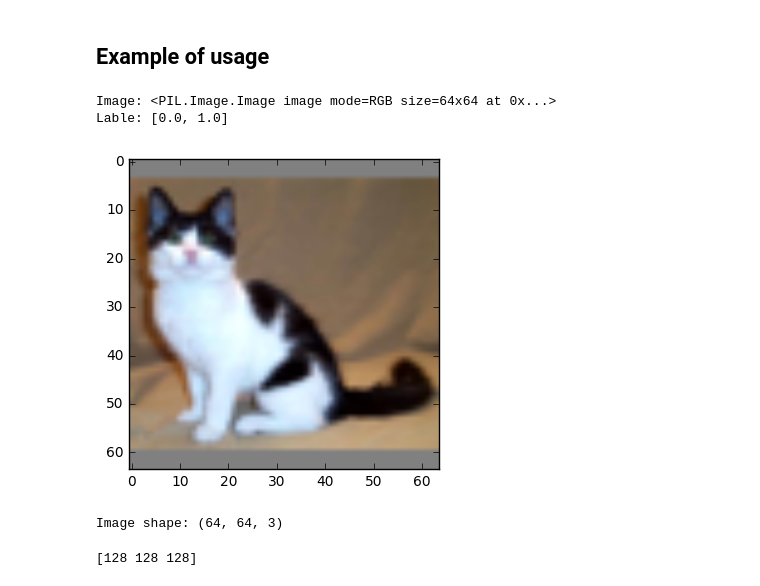
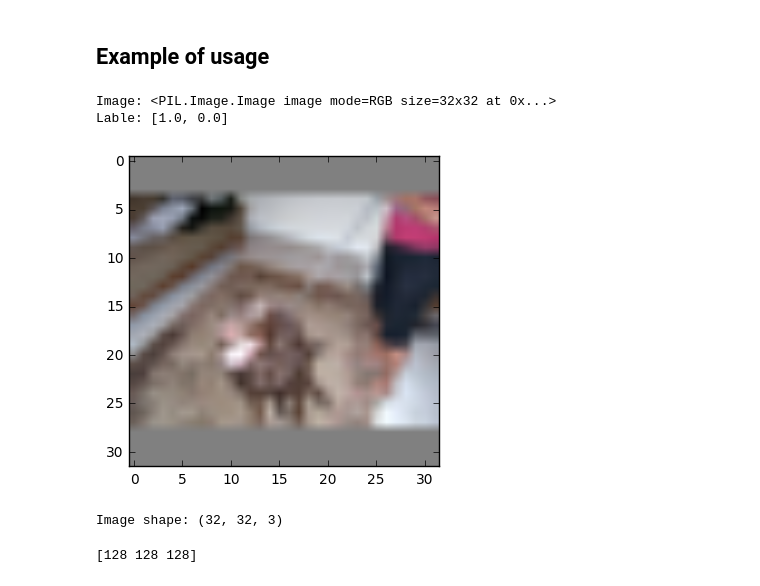
Before and after one commit to Weenkus/cats_vs_dogs_redux_kaggle, a Jupyter notebook: models/convnet.ipynb, the cells around one changed output. Cells and saved outputs as stored; diff of their text form; code cells hidden in the pictures.

```diff
--- a/models/convnet.ipynb
+++ b/models/convnet.ipynb
@@ -32,30 +32,30 @@ labels = [[1., 0.] if 'dog' in name else [0., 1.] for name in train_all] # label
 # %% [markdown]
 ## Example of usage
 # %%
-image_size = 64
+image_size = 32
 
 random_index = np.random.randint(0, len(train_all))
 image_path = train_all[random_index]
 image = Preprocessor.get_image(image_path)
 
 processed_image = Preprocessor.get_processed_image(image, size=image_size)
 print 'Image:', (processed_image)
 print 'Lable:', (labels[random_index])
 plt.imshow(processed_image)
 plt.show()
 
 def get_processed_image_from_path(path):
     image = Preprocessor.get_image(path)
     processed_image = Preprocessor.get_processed_image(image, size=image_size)
     return np.array(processed_image)
 # %% [output]
-Image: <PIL.Image.Image image mode=RGB size=64x64 at 0x...>
-Lable: [0.0, 1.0]
+Image: <PIL.Image.Image image mode=RGB size=32x32 at 0x...>
+Lable: [1.0, 0.0]
-[figure, old version]
+[figure, new version]
 # %%
 print 'Image shape:', (np.array(processed_image).shape)
 # %% [output]
-Image shape: (64, 64, 3)
+Image shape: (32, 32, 3)
 # %%
 print np.array(processed_image)[3][0]
 # %% [output]
```
Also changed, not shown: parts of 7 cells of this notebook.
